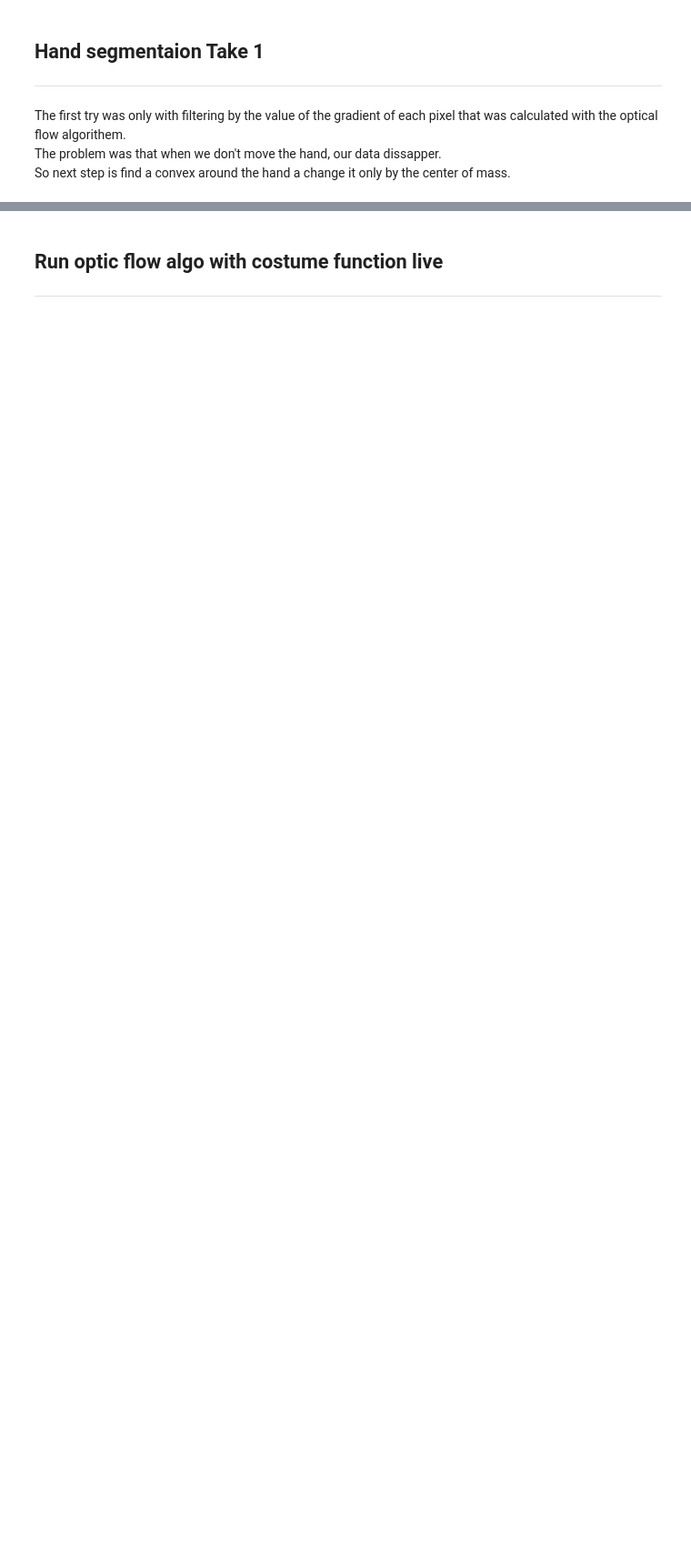
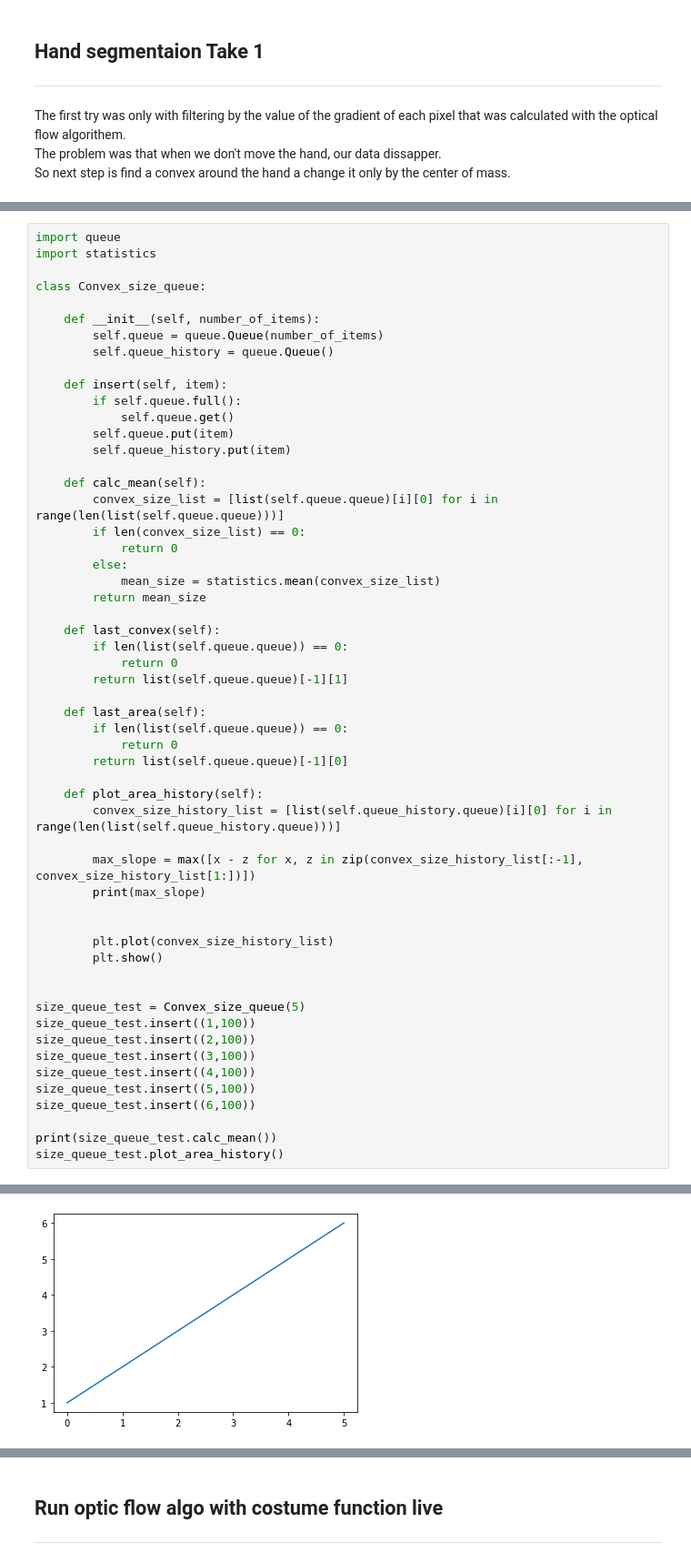
Before and after one commit to daniel4725/IMP_AR_project, a Jupyter notebook: hand_segmentaion_optic_flow.ipynb, the cells around one changed output, grey strips where cells are left out. Shown: that part at 91% size. Cells and saved outputs as stored; diff of their text form; blank space fills up the shorter version.

Commit message:
Change Convex by slope - Test 3

```diff
--- a/hand_segmentaion_optic_flow.ipynb
+++ b/hand_segmentaion_optic_flow.ipynb
@@ -297,0 +304,56 @@ Video('output_contour_3.mp4')
+# %%
+import queue
+import statistics
+
+class Convex_size_queue:
+
+    def __init__(self, number_of_items):
+        self.queue = queue.Queue(number_of_items)
+        self.queue_history = queue.Queue()
+
+    def insert(self, item):
+        if self.queue.full():
+            self.queue.get()
+        self.queue.put(item)
+        self.queue_history.put(item)
+
+    def calc_mean(self):
+        convex_size_list = [list(self.queue.queue)[i][0] for i in range(len(list(self.queue.queue)))]
+        if len(convex_size_list) == 0:
+            return 0
+        else:
+            mean_size = statistics.mean(convex_size_list)
+        return mean_size
+
+    def last_convex(self):
+        if len(list(self.queue.queue)) == 0:
+            return 0
+        return list(self.queue.queue)[-1][1]
+
+    def last_area(self):
+        if len(list(self.queue.queue)) == 0:
+            return 0
+        return list(self.queue.queue)[-1][0]
+
+    def plot_area_history(self):
+        convex_size_history_list = [list(self.queue_history.queue)[i][0] for i in range(len(list(self.queue_history.queue)))]
+
+        max_slope = max([x - z for x, z in zip(convex_size_history_list[:-1], convex_size_history_list[1:])])
+        print(max_slope)
+
+
+        plt.plot(convex_size_history_list)
+        plt.show()
+
+
+size_queue_test = Convex_size_queue(5)
+size_queue_test.insert((1,100))
+size_queue_test.insert((2,100))
+size_queue_test.insert((3,100))
+size_queue_test.insert((4,100))
+size_queue_test.insert((5,100))
+size_queue_test.insert((6,100))
+
+print(size_queue_test.calc_mean())
+size_queue_test.plot_area_history()
+# %% [output]
@@ -297,0 +364 @@ Video('output_contour_3.mp4')
+[figure, added]
```
Also changed, not shown: parts of 8 cells of this notebook, 2 other files.
